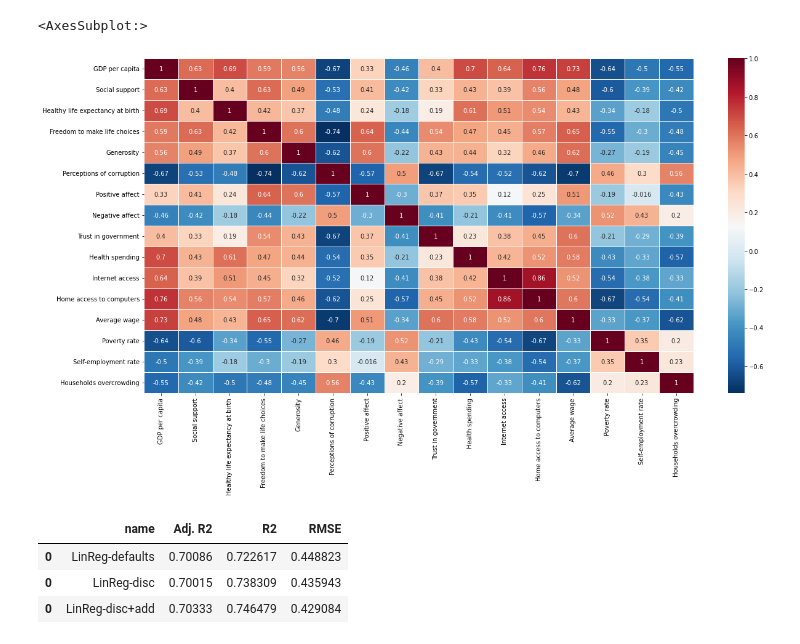
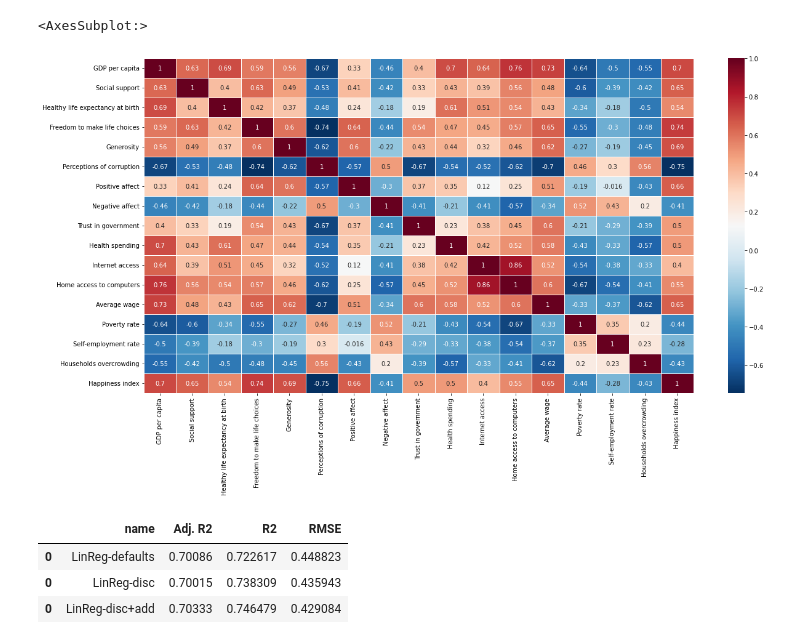
Before and after one commit to hvsio/BDP_dataset, a Jupyter notebook: notebooks/learning.ipynb, the cells around one changed output. Cells and saved outputs as stored; diff of their text form; code cells hidden in the pictures.

```diff
--- a/notebooks/learning.ipynb
+++ b/notebooks/learning.ipynb
@@ -57,11 +63,4 @@ regr_cols = ['name', 'Adj. R2', 'R2', 'RMSE']
 class_cols = ['name', 'accuracy', 'recall', 'precision', 'f1']
 regr_df = pd.DataFrame(columns=regr_cols)
 class_df = pd.DataFrame(columns=class_cols)
-# %%
-corr = df[[*defaults, *discovered_params, *additional_params]].corr(method='spearman')
-_, ax = plt.subplots(figsize=(20,10))
-sns.heatmap(corr, xticklabels=corr.columns, yticklabels=corr.columns, cmap='RdBu_r', annot=True, linewidth=0.5, ax=ax)
-# %% [output]
-<AxesSubplot:>
-[figure, old version]
 # %%
@@ -94,6 +94,13 @@ def insert_test_results(model, xtest, ytest, name, regr=True):
         precision = round(metrics.precision_score(ytest, ypred), 5)
         f1 = round(metrics.f1_score(ytest, ypred), 5)
         class_df = pd.concat([class_df, pd.DataFrame([[name, test_score, recall, precision, f1]], columns=class_cols)])
+# %%
+corr = df[[*defaults, *discovered_params, *additional_params, 'Happiness index']].corr(method='spearman')
+_, ax = plt.subplots(figsize=(20,10))
+sns.heatmap(corr, xticklabels=corr.columns, yticklabels=corr.columns, cmap='RdBu_r', annot=True, linewidth=0.5, ax=ax)
+# %% [output]
+<AxesSubplot:>
+[figure, new version]
 # %%
 # default parameters
 model_def_lin = train_linear(X_default, 'LinReg-defaults')
```
Also changed, not shown: parts of 21 cells of this notebook, 2 other files.
